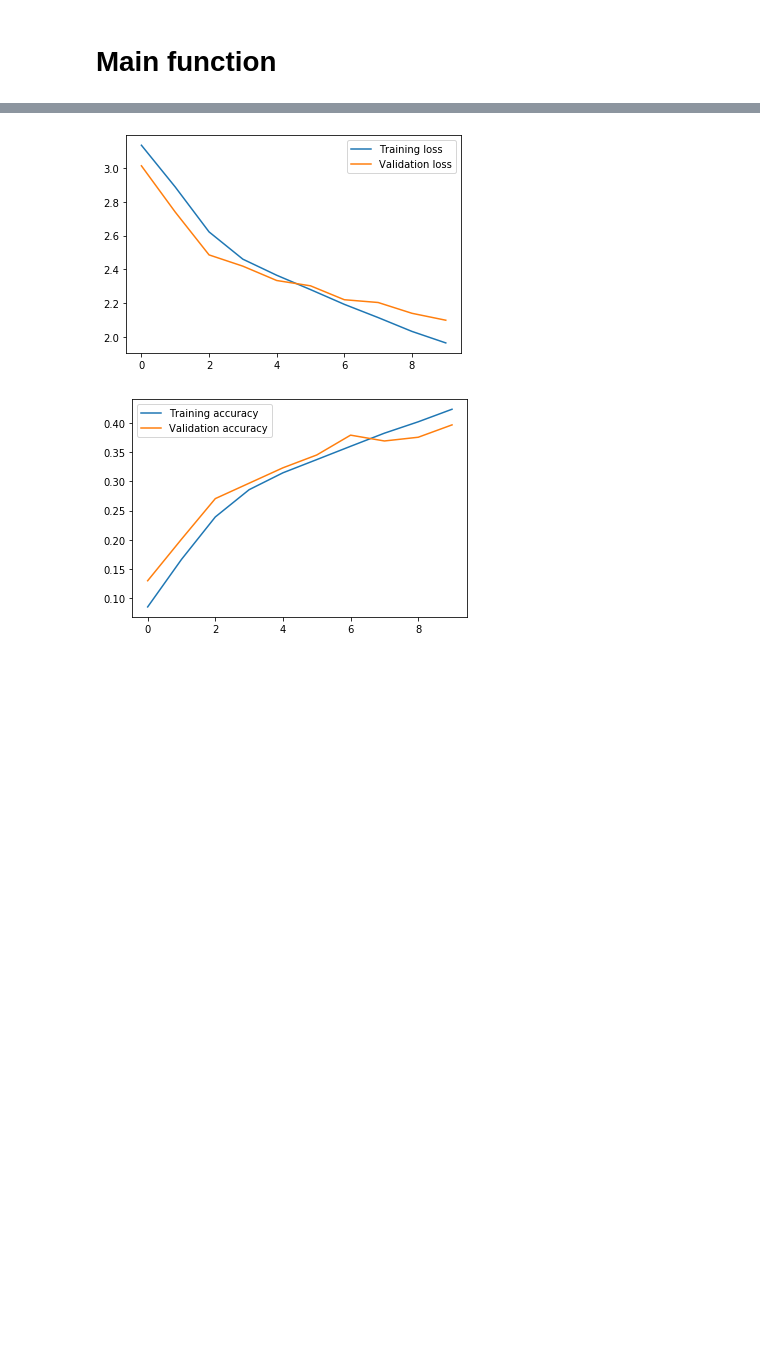
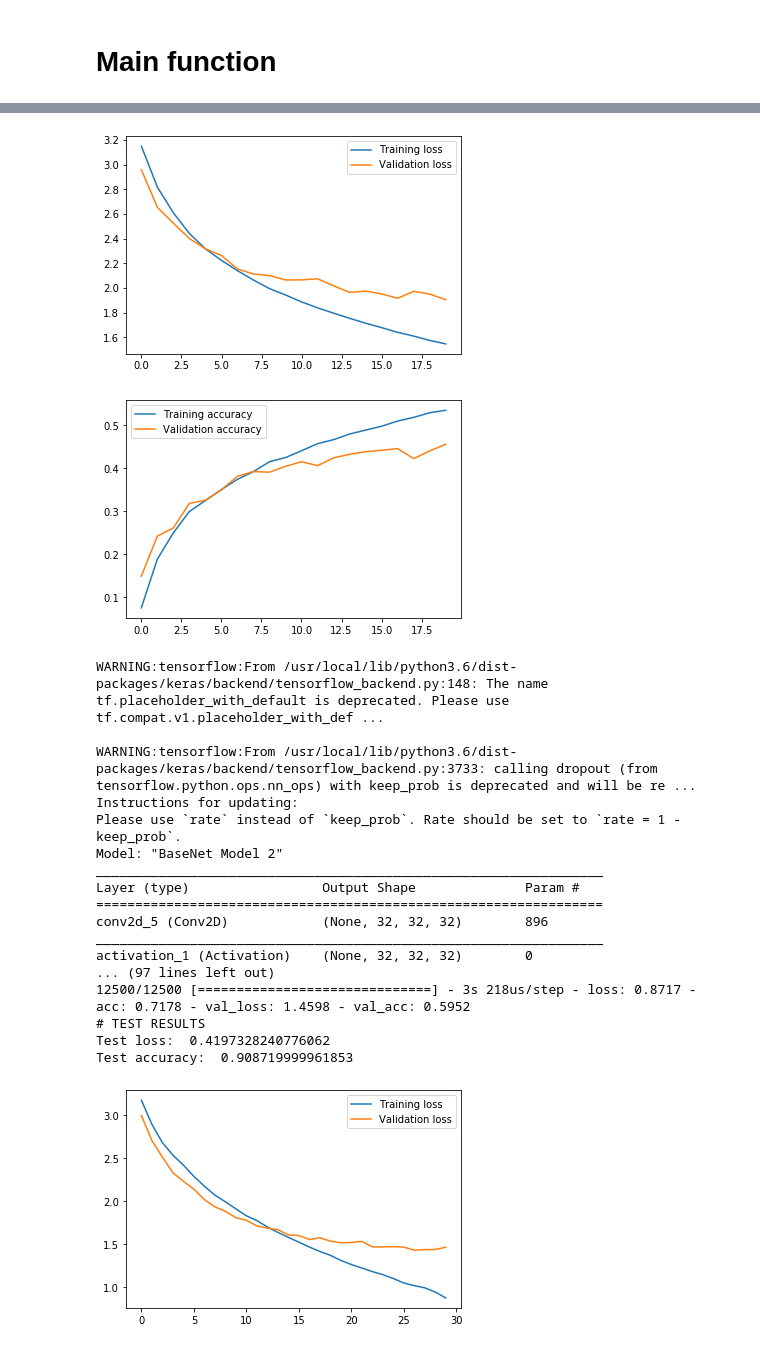
Before and after one commit to Ludvins/DGIIM_VC, a Jupyter notebook: Practica 2/Cifar.ipynb, the cells around one changed output, grey strips where cells are left out. Saved outputs shown, nothing was run; the diff lists cells and outputs as text; code cells hidden in the pictures; blank space fills up the shorter version.

Commit message:
Add second model

```diff
--- a/Practica 2/Cifar.ipynb
+++ b/Practica 2/Cifar.ipynb
@@ -128,27 +130,59 @@ def baseNetModel():
     model.add(Dense(25, activation='softmax'))
 
     return model
+# %%
+def baseNetModel2():
+    model = Sequential()
+    model.name = 'BaseNet Model 2'
+    model = Sequential()
+    model.name = 'BaseNet Model 2'
+    model.add(Conv2D(32, (3, 3), padding='same',
+                    input_shape=(32,32,3)))
+    model.add(Activation('relu'))
+    model.add(Conv2D(32, (3, 3)))
+    model.add(Activation('relu'))
+    model.add(MaxPooling2D(pool_size=(2, 2)))
+    model.add(Dropout(0.25))
+
+    model.add(Conv2D(64, (3, 3), padding='same'))
+    model.add(Activation('relu'))
+    model.add(Conv2D(64, (3, 3)))
+    model.add(Activation('relu'))
+    model.add(MaxPooling2D(pool_size=(2, 2)))
+    model.add(Dropout(0.25))
+
+    model.add(Flatten())
+    model.add(Dense(512))
+    model.add(Activation('relu'))
+    model.add(Dropout(0.5))
+    model.add(Dense(25))
+    model.add(Activation('softmax'))
+
+    return model
 # %% [markdown]
 ## Model train and test
 # %%
-def ej1():
-    model = baseNetModel()
+def ej1(modelFunction, batch_size, epochs):
+    model = modelFunction()
     model.summary()
     compile(model,
         keras.losses.categorical_crossentropy,
         SGD(lr = 0.01, decay = 1e-6, momentum=0.9, nesterov=True),
         ['accuracy'])
     data = loadCifrarData()
-    history = train(model, 128,
-          10,
-          *data)
+    history = train(model,
+                    batch_size,
+                    epochs,
+                    *data)
+    print("# TEST RESULTS")
     results(model, *data[:2])
     showEvolution(history)
 # %% [markdown]
 # Main function
 # %%
 def main():
-    ej1()
+    ej1(baseNetModel, 128, 20)
+    ej1(baseNetModel2, 128, 30)
 
 main()
 # %% [output]
@@ -172,2 +206,20 @@ Test accuracy:  0.44047999382019043
-[figure, old version]
+[figure, new version]
-[figure, old version]
+[figure, new version]
+WARNING:tensorflow:From /usr/local/lib/python3.6/dist-packages/keras/backend/tensorflow_backend.py:148: The name tf.placeholder_with_default is deprecated. Please use tf.compat.v1.placeholder_with_def ...
+
+WARNING:tensorflow:From /usr/local/lib/python3.6/dist-packages/keras/backend/tensorflow_backend.py:3733: calling dropout (from tensorflow.python.ops.nn_ops) with keep_prob is deprecated and will be re ...
+Instructions for updating:
+Please use `rate` instead of `keep_prob`. Rate should be set to `rate = 1 - keep_prob`.
+Model: "BaseNet Model 2"
+_________________________________________________________________
+Layer (type)                 Output Shape              Param #
+=================================================================
+conv2d_5 (Conv2D)            (None, 32, 32, 32)        896
+_________________________________________________________________
+activation_1 (Activation)    (None, 32, 32, 32)        0
+... (97 lines left out)
+12500/12500 [==============================] - 3s 218us/step - loss: 0.8717 - acc: 0.7178 - val_loss: 1.4598 - val_acc: 0.5952
+# TEST RESULTS
+Test loss:  0.4197328240776062
+Test accuracy:  0.908719999961853
+[figure, added]
```
Also changed, not shown: parts of 5 cells of this notebook.
